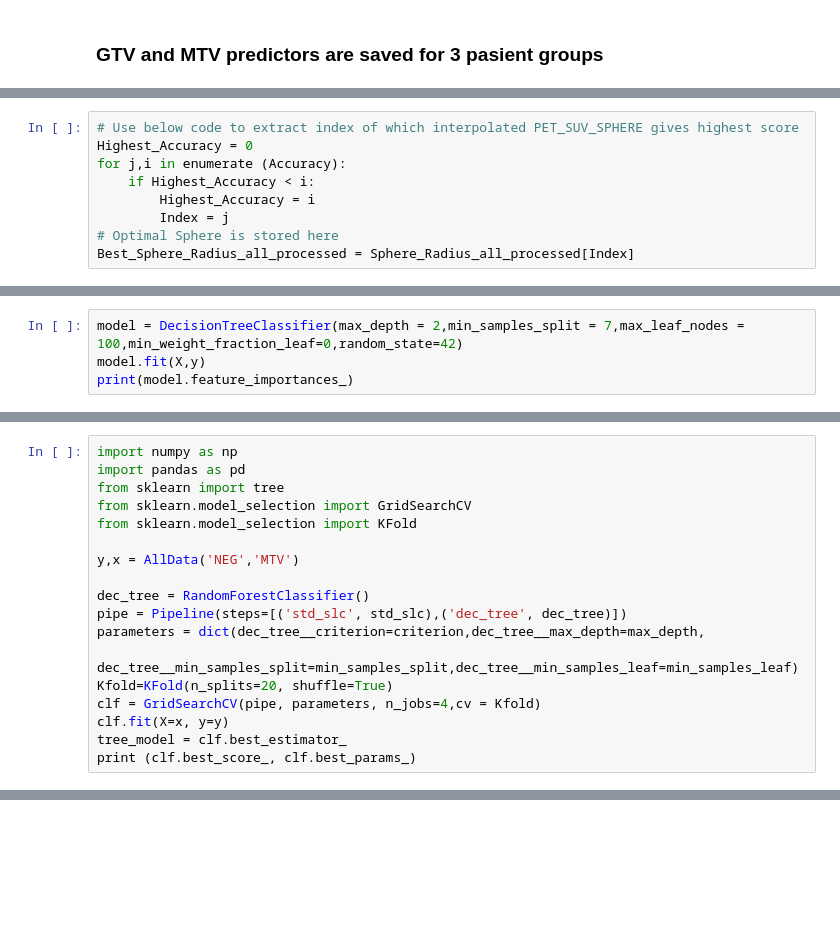
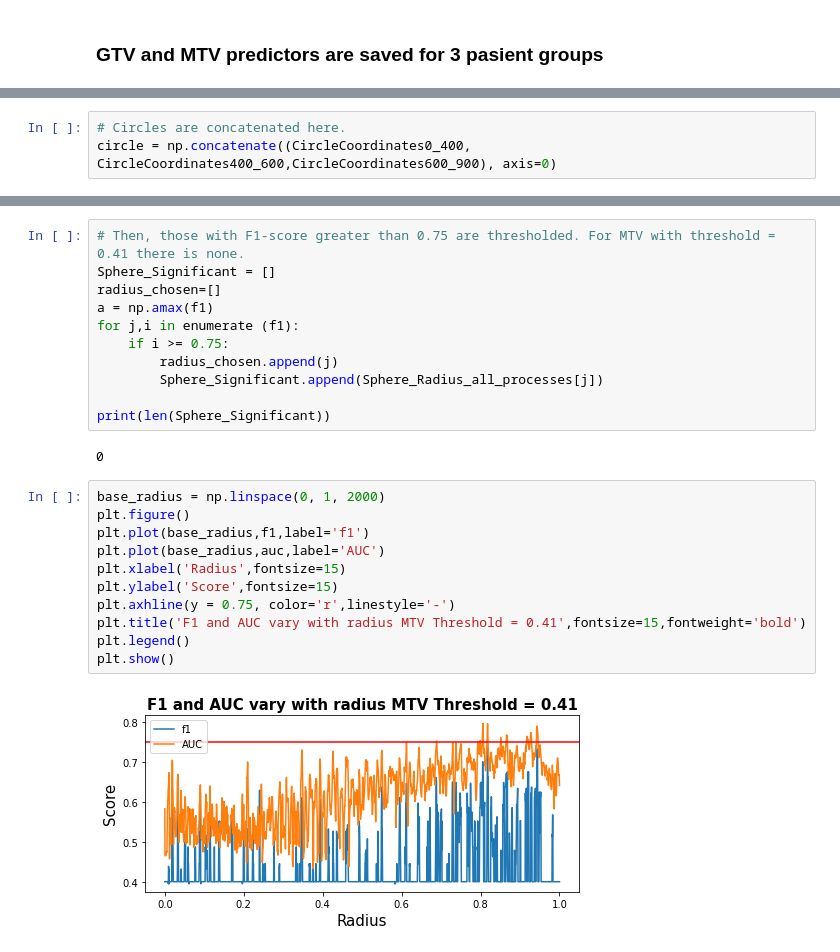
Before and after one commit to Sagalma/Master-Thesis, a Jupyter notebook: master.ipynb, the cells around one changed output, grey strips where cells are left out. Drawn from its saved outputs; the diff is of its cells as text; blank space fills up the shorter version.

```diff
--- a/master.ipynb
+++ b/master.ipynb
@@ -1071,9 +825,0 @@ for i,j in enumerate(Sphere_Radius_all_processed):
-# %%
-# Use below code to extract index of which interpolated PET_SUV_SPHERE gives highest score
-Highest_Accuracy = 0
-for j,i in enumerate (Accuracy):
-    if Highest_Accuracy < i:
-        Highest_Accuracy = i
-        Index = j
-# Optimal Sphere is stored here
-Best_Sphere_Radius_all_processed = Sphere_Radius_all_processed[Index]
@@ -1843,4 +825,0 @@ print(); print(clf_GS.best_estimator_.get_params()['dec_tree'])
-# %%
-model = DecisionTreeClassifier(max_depth = 2,min_samples_split = 7,max_leaf_nodes = 100,min_weight_fraction_leaf=0,random_state=42)
-model.fit(X,y)
-print(model.feature_importances_)
@@ -1934,18 +825,0 @@ print (clf.best_score_, clf.best_params_)
-# %%
-import numpy as np
-import pandas as pd
-from sklearn import tree
-from sklearn.model_selection import GridSearchCV
-from sklearn.model_selection import KFold
-
-y,x = AllData('NEG','MTV')
-
-dec_tree = RandomForestClassifier()
-pipe = Pipeline(steps=[('std_slc', std_slc),('dec_tree', dec_tree)])
-parameters = dict(dec_tree__criterion=criterion,dec_tree__max_depth=max_depth,
-                  dec_tree__min_samples_split=min_samples_split,dec_tree__min_samples_leaf=min_samples_leaf)
-Kfold=KFold(n_splits=20, shuffle=True)
-clf = GridSearchCV(pipe, parameters, n_jobs=4,cv = Kfold)
-clf.fit(X=x, y=y)
-tree_model = clf.best_estimator_
-print (clf.best_score_, clf.best_params_)
@@ -1962,0 +893,3 @@ print (clf.best_score_, clf.best_params_)
+# %%
+# Circles are concatenated here.
+circle = np.concatenate((CircleCoordinates0_400, CircleCoordinates400_600,CircleCoordinates600_900), axis=0)
@@ -1962,0 +1270,26 @@ print (clf.best_score_, clf.best_params_)
+# %%
+# Then, those with F1-score greater than 0.75 are thresholded. For MTV with threshold = 0.41 there is none.
+Sphere_Significant = []
+radius_chosen=[]
+a = np.amax(f1)
+for j,i in enumerate (f1):
+    if i >= 0.75:
+        radius_chosen.append(j)
+        Sphere_Significant.append(Sphere_Radius_all_processes[j])
+
+print(len(Sphere_Significant))
+# %% [output]
+0
+# %%
+base_radius = np.linspace(0, 1, 2000)
+plt.figure()
+plt.plot(base_radius,f1,label='f1')
+plt.plot(base_radius,auc,label='AUC')
+plt.xlabel('Radius',fontsize=15)
+plt.ylabel('Score',fontsize=15)
+plt.axhline(y = 0.75, color='r',linestyle='-')
+plt.title('F1 and AUC vary with radius MTV Threshold = 0.41',fontsize=15,fontweight='bold')
+plt.legend()
+plt.show()
+# %% [output]
+[figure, added]
```
Also changed, not shown: parts of 95 cells of this notebook.
